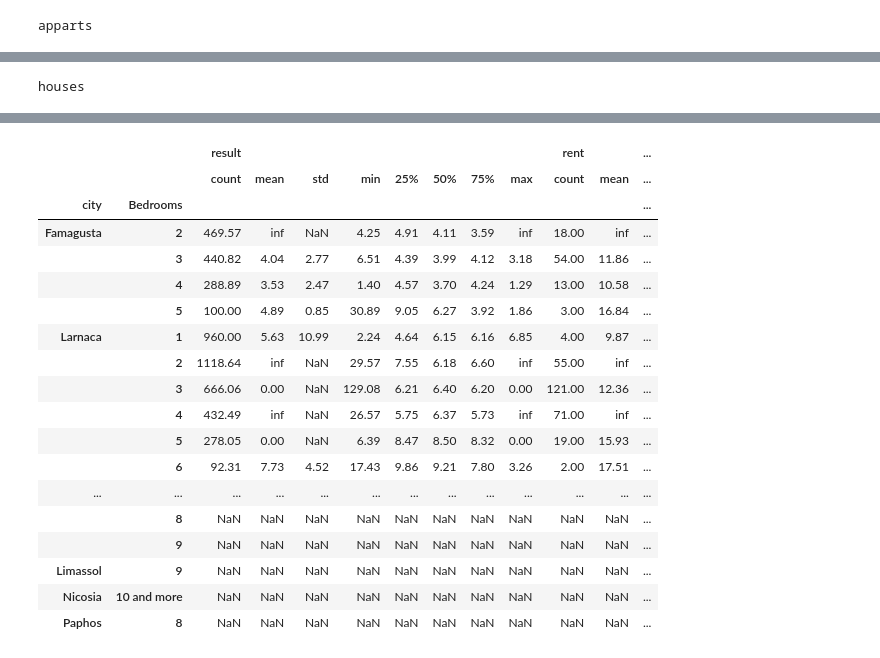
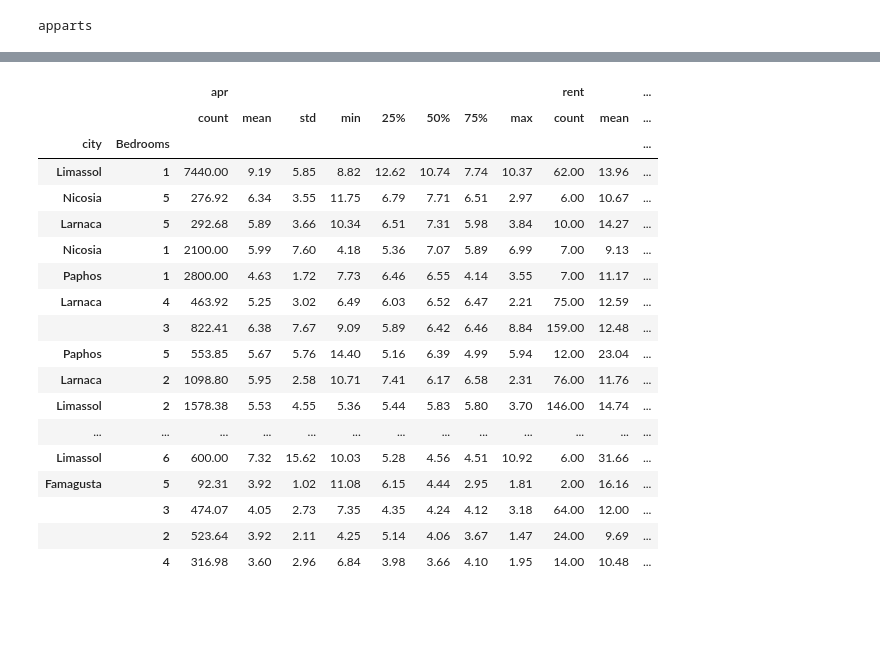
Before and after one commit to aljeshishe/marketplace, a Jupyter notebook: rnd.ipynb, the cells around one changed output, grey strips where cells are left out. Drawn from its saved outputs; the diff is of its cells as text; code cells hidden in the pictures; blank space fills up the shorter version.

```diff
--- a/rnd.ipynb
+++ b/rnd.ipynb
@@ -34,0 +35,30 @@ Name: 0, Length: 47, dtype: object
+# %%
+DT_LEN = len("2024-12-12 18:34:25")
+merged = pd.DataFrame()
+for file_name in sorted(glob("output/*.jsonl")):
+    print(f"Reading {file_name}")
+    result = parse("output/{date} {time} {postfix}", file_name)
+    if result is None:
+        print(f"Failed to parse {file_name}")
+        continue
+    if result["postfix"].startswith("fast"):
+        print(f"Skipping fast run")
+        continue
+    dt = date.fromisoformat(result["date"])
+
+    newdf = pd.read_json(file_name, lines=True)
+    assert newdf.ad_id.duplicated().sum() == 0, "Expected no duplicates"
+    newdf.set_index("ad_id", inplace=True)
+    if merged.empty:
+        merged = newdf
+        merged["delete_date"] = np.nan
+        continue
+
+    condition = ~merged.index.isin(newdf.index) & merged['delete_date'].isna()
+    merged.loc[condition, 'delete_date'] = dt
+    new_deleted_count = condition.sum()
+
+    new = newdf.index.difference(merged.index)
+    merged = pd.concat([merged, newdf.loc[new]])
+    print(f"Total: {len(merged)} read: {len(newdf)} new: {len(new)} deleted: {new_deleted_count}")
+df = merged
@@ -53,0 +107,3 @@ Name: 0, Length: 49, dtype: object
+# %%
+# remove invalid properties
+df = utils.filter_in(df, "`Property area` > 10 and `Property area` < 300")
@@ -56,6 +119,3 @@ df.price_per_sqm = df.price / (df["Property area"]).round(2)
-# %%
-saledf = df[df.cat1.isin(['Houses for sale', 'Apartments, flats for sale'])]
-rentdf = df[df.cat1.isin(['Houses to rent', 'Apartments, flats to rent'])]
 # %%
 # selected_df = saledf[saledf.price < 5000]
 # print(f"removed {len(saledf) - len(selected_df)} rows")
@@ -73,12 +129,12 @@ def stats(saledf, rentdf):
     salestatdf = saledf.query("Condition == 'Resale'").groupby(["city", "Bedrooms"]).price_per_sqm.describe()
     rentstatdf = rentdf.groupby(["city", "Bedrooms"]).price_per_sqm.describe()
     common_index = salestatdf.index.intersection(rentstatdf.index)
-    result = rentstatdf.loc[common_index] / salestatdf.loc[common_index] * 12 * 100
-    return pd.concat([result, rentstatdf, salestatdf], axis=1, keys=['result', 'rent', 'sale'])
+    apr = rentstatdf.loc[common_index] / salestatdf.loc[common_index] * 12 * 100
+    return pd.concat([apr, rentstatdf, salestatdf], axis=1, keys=['apr', 'rent', 'sale']).sort_values(by=('apr', '50%'), ascending=False).dropna()
 
 print("apparts")
-display(stats(saledf.query("cat1 == 'Apartments, flats for sale'"), rentdf.query("cat1 == 'Apartments, flats to rent'")))
+display(stats(df.query("cat1 == 'Apartments, flats for sale'"), df.query("cat1 == 'Apartments, flats to rent'")))
 print("houses")
-display(stats(saledf.query("cat1 == 'Houses for sale'"), rentdf.query("cat1 == 'Houses to rent'")))
+display(stats(df.query("cat1 == 'Houses for sale'"), df.query("cat1 == 'Houses to rent'")))
 # %% [output]
 apparts
@@ -121 +160,0 @@ invalid value encountered in subtract
-houses
@@ -139,19 +161,19 @@ invalid value encountered in subtract
-|  |  | result |  |  |  |  |  |  |  | rent |  | ... |
+|  |  | apr |  |  |  |  |  |  |  | rent |  | ... |
 |  |  | count | mean | std | min | 25% | 50% | 75% | max | count | mean | ... |
 | city | Bedrooms |  |  |  |  |  |  |  |  |  |  | ... |
-| Famagusta | 2 | 469.57 | inf | NaN | 4.25 | 4.91 | 4.11 | 3.59 | inf | 18.00 | inf | ... |
-|  | 3 | 440.82 | 4.04 | 2.77 | 6.51 | 4.39 | 3.99 | 4.12 | 3.18 | 54.00 | 11.86 | ... |
-|  | 4 | 288.89 | 3.53 | 2.47 | 1.40 | 4.57 | 3.70 | 4.24 | 1.29 | 13.00 | 10.58 | ... |
-|  | 5 | 100.00 | 4.89 | 0.85 | 30.89 | 9.05 | 6.27 | 3.92 | 1.86 | 3.00 | 16.84 | ... |
-| Larnaca | 1 | 960.00 | 5.63 | 10.99 | 2.24 | 4.64 | 6.15 | 6.16 | 6.85 | 4.00 | 9.87 | ... |
-|  | 2 | 1118.64 | inf | NaN | 29.57 | 7.55 | 6.18 | 6.60 | inf | 55.00 | inf | ... |
-|  | 3 | 666.06 | 0.00 | NaN | 129.08 | 6.21 | 6.40 | 6.20 | 0.00 | 121.00 | 12.36 | ... |
-|  | 4 | 432.49 | inf | NaN | 26.57 | 5.75 | 6.37 | 5.73 | inf | 71.00 | inf | ... |
-|  | 5 | 278.05 | 0.00 | NaN | 6.39 | 8.47 | 8.50 | 8.32 | 0.00 | 19.00 | 15.93 | ... |
-|  | 6 | 92.31 | 7.73 | 4.52 | 17.43 | 9.86 | 9.21 | 7.80 | 3.26 | 2.00 | 17.51 | ... |
+| Limassol | 1 | 7440.00 | 9.19 | 5.85 | 8.82 | 12.62 | 10.74 | 7.74 | 10.37 | 62.00 | 13.96 | ... |
+| Nicosia | 5 | 276.92 | 6.34 | 3.55 | 11.75 | 6.79 | 7.71 | 6.51 | 2.97 | 6.00 | 10.67 | ... |
+| Larnaca | 5 | 292.68 | 5.89 | 3.66 | 10.34 | 6.51 | 7.31 | 5.98 | 3.84 | 10.00 | 14.27 | ... |
+| Nicosia | 1 | 2100.00 | 5.99 | 7.60 | 4.18 | 5.36 | 7.07 | 5.89 | 6.99 | 7.00 | 9.13 | ... |
+| Paphos | 1 | 2800.00 | 4.63 | 1.72 | 7.73 | 6.46 | 6.55 | 4.14 | 3.55 | 7.00 | 11.17 | ... |
+| Larnaca | 4 | 463.92 | 5.25 | 3.02 | 6.49 | 6.03 | 6.52 | 6.47 | 2.21 | 75.00 | 12.59 | ... |
+|  | 3 | 822.41 | 6.38 | 7.67 | 9.09 | 5.89 | 6.42 | 6.46 | 8.84 | 159.00 | 12.48 | ... |
+| Paphos | 5 | 553.85 | 5.67 | 5.76 | 14.40 | 5.16 | 6.39 | 4.99 | 5.94 | 12.00 | 23.04 | ... |
+| Larnaca | 2 | 1098.80 | 5.95 | 2.58 | 10.71 | 7.41 | 6.17 | 6.58 | 2.31 | 76.00 | 11.76 | ... |
+| Limassol | 2 | 1578.38 | 5.53 | 4.55 | 5.36 | 5.44 | 5.83 | 5.80 | 3.70 | 146.00 | 14.74 | ... |
 | ... | ... | ... | ... | ... | ... | ... | ... | ... | ... | ... | ... | ... |
-|  | 8 | NaN | NaN | NaN | NaN | NaN | NaN | NaN | NaN | NaN | NaN | ... |
-|  | 9 | NaN | NaN | NaN | NaN | NaN | NaN | NaN | NaN | NaN | NaN | ... |
-| Limassol | 9 | NaN | NaN | NaN | NaN | NaN | NaN | NaN | NaN | NaN | NaN | ... |
-| Nicosia | 10 and more | NaN | NaN | NaN | NaN | NaN | NaN | NaN | NaN | NaN | NaN | ... |
-| Paphos | 8 | NaN | NaN | NaN | NaN | NaN | NaN | NaN | NaN | NaN | NaN | ... |
+| Limassol | 6 | 600.00 | 7.32 | 15.62 | 10.03 | 5.28 | 4.56 | 4.51 | 10.92 | 6.00 | 31.66 | ... |
+| Famagusta | 5 | 92.31 | 3.92 | 1.02 | 11.08 | 6.15 | 4.44 | 2.95 | 1.81 | 2.00 | 16.16 | ... |
+|  | 3 | 474.07 | 4.05 | 2.73 | 7.35 | 4.35 | 4.24 | 4.12 | 3.18 | 64.00 | 12.00 | ... |
+|  | 2 | 523.64 | 3.92 | 2.11 | 4.25 | 5.14 | 4.06 | 3.67 | 1.47 | 24.00 | 9.69 | ... |
+|  | 4 | 316.98 | 3.60 | 2.96 | 6.84 | 3.98 | 3.66 | 4.10 | 1.95 | 14.00 | 10.48 | ... |
```
Also changed, not shown: parts of 20 cells of this notebook, 1 other file.
